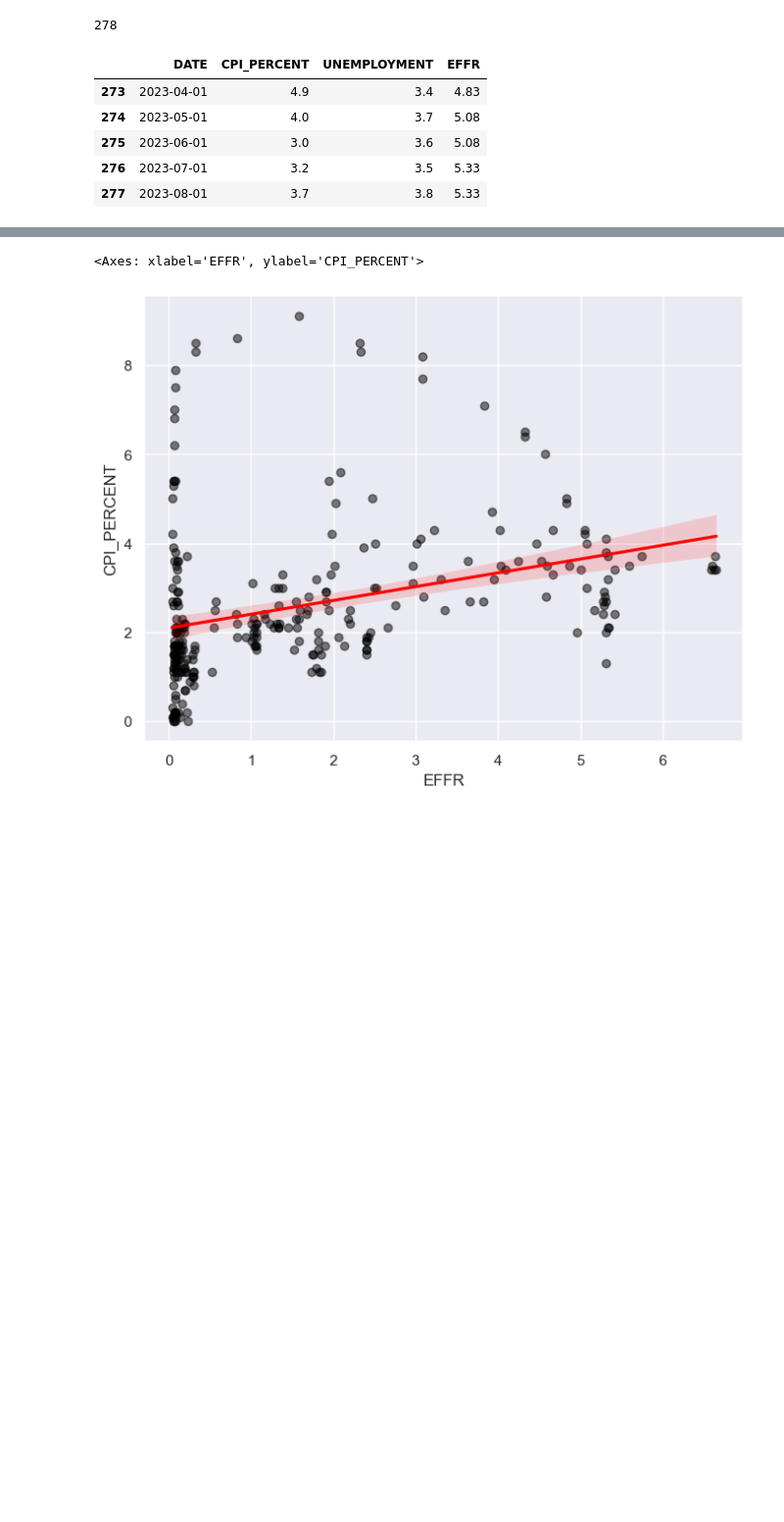
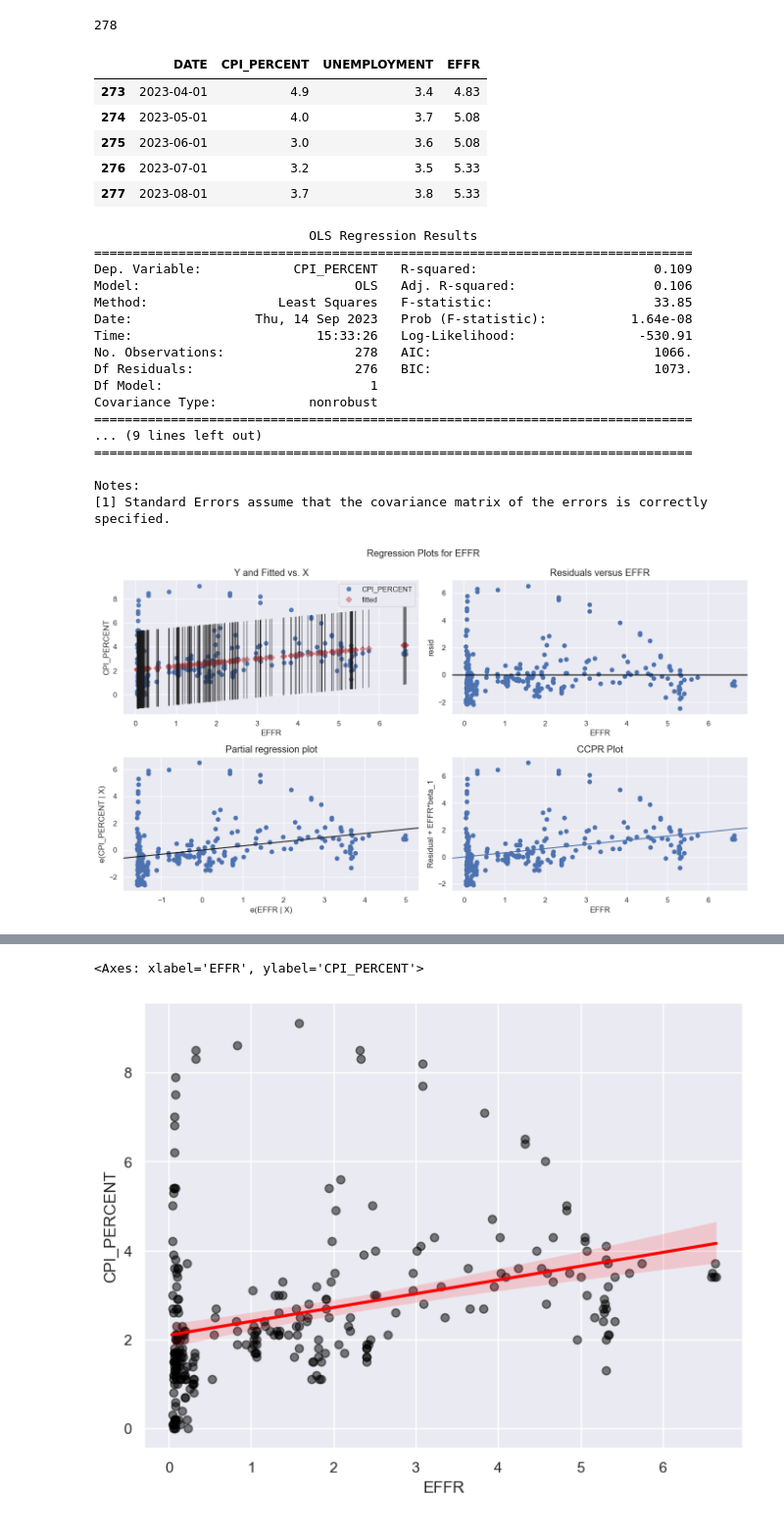
Before and after one commit to himalayahall/DATA608, a Jupyter notebook: Story 2/Story2.ipynb, the cells around one changed output, grey strips where cells are left out. Shown at 98% size. Saved outputs shown, nothing was run; the diff lists cells and outputs as text; code cells hidden in the pictures; blank space fills up the shorter version.

```diff
--- a/Story 2/Story2.ipynb
+++ b/Story 2/Story2.ipynb
@@ -80,0 +85,34 @@ merged.tail()
+# %%
+    # fit simple linear regression model
+mod = ols('CPI_PERCENT ~ EFFR',
+                   data=merged).fit()
+
+# display model summary
+print(mod.summary())
+
+# modify figure size
+fig = plt.figure(figsize=(14, 8))
+
+# creating regression plots
+fig = sm.graphics.plot_regress_exog(mod,
+                                    'EFFR',
+                                    fig=fig)
+# %% [output]
+                            OLS Regression Results
+==============================================================================
+Dep. Variable:            CPI_PERCENT   R-squared:                       0.109
+Model:                            OLS   Adj. R-squared:                  0.106
+Method:                 Least Squares   F-statistic:                     33.85
+Date:                Thu, 14 Sep 2023   Prob (F-statistic):           1.64e-08
+Time:                        15:33:26   Log-Likelihood:                -530.91
+No. Observations:                 278   AIC:                             1066.
+Df Residuals:                     276   BIC:                             1073.
+Df Model:                           1
+Covariance Type:            nonrobust
+==============================================================================
+... (9 lines left out)
+==============================================================================
+
+Notes:
+[1] Standard Errors assume that the covariance matrix of the errors is correctly specified.
+[figure, added]
```
Also changed, not shown: parts of 3 cells of this notebook.
